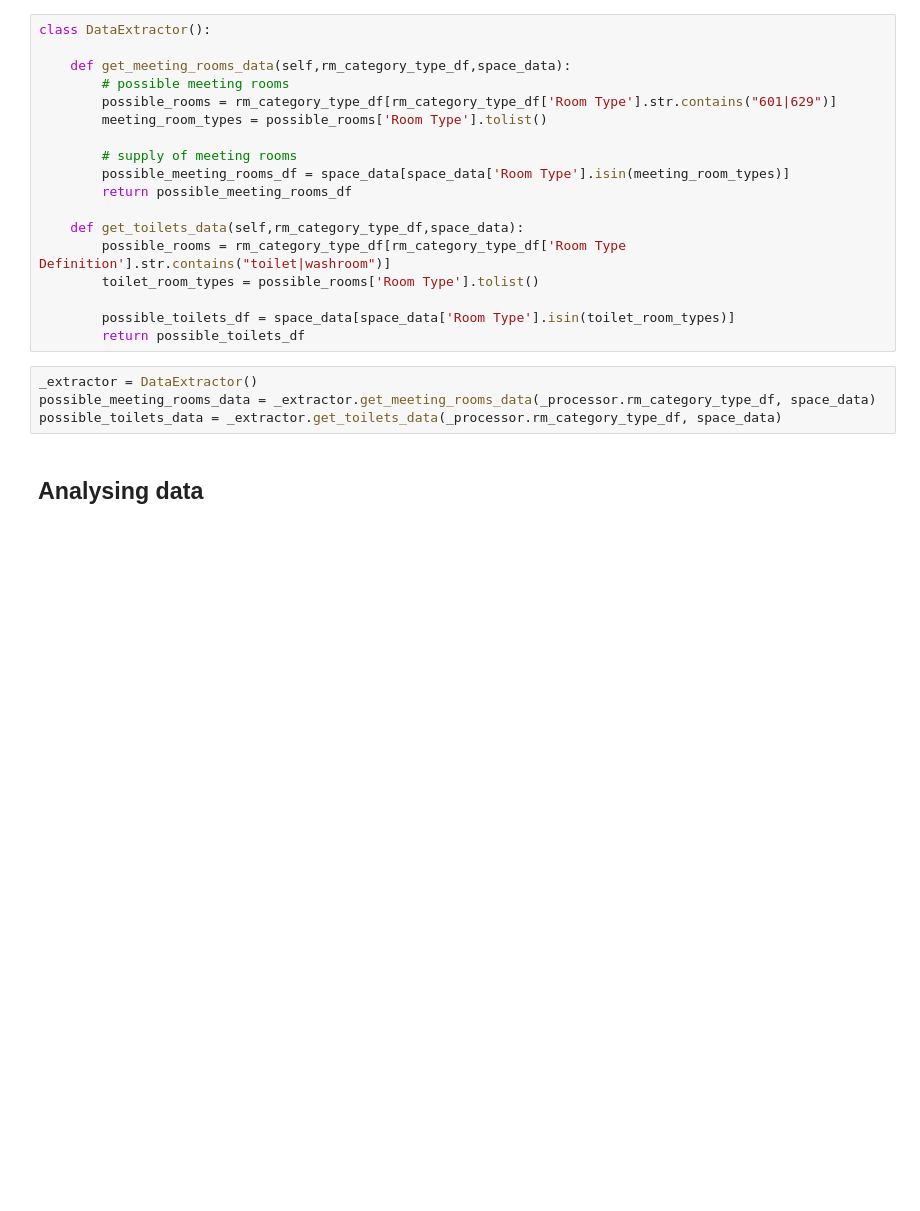
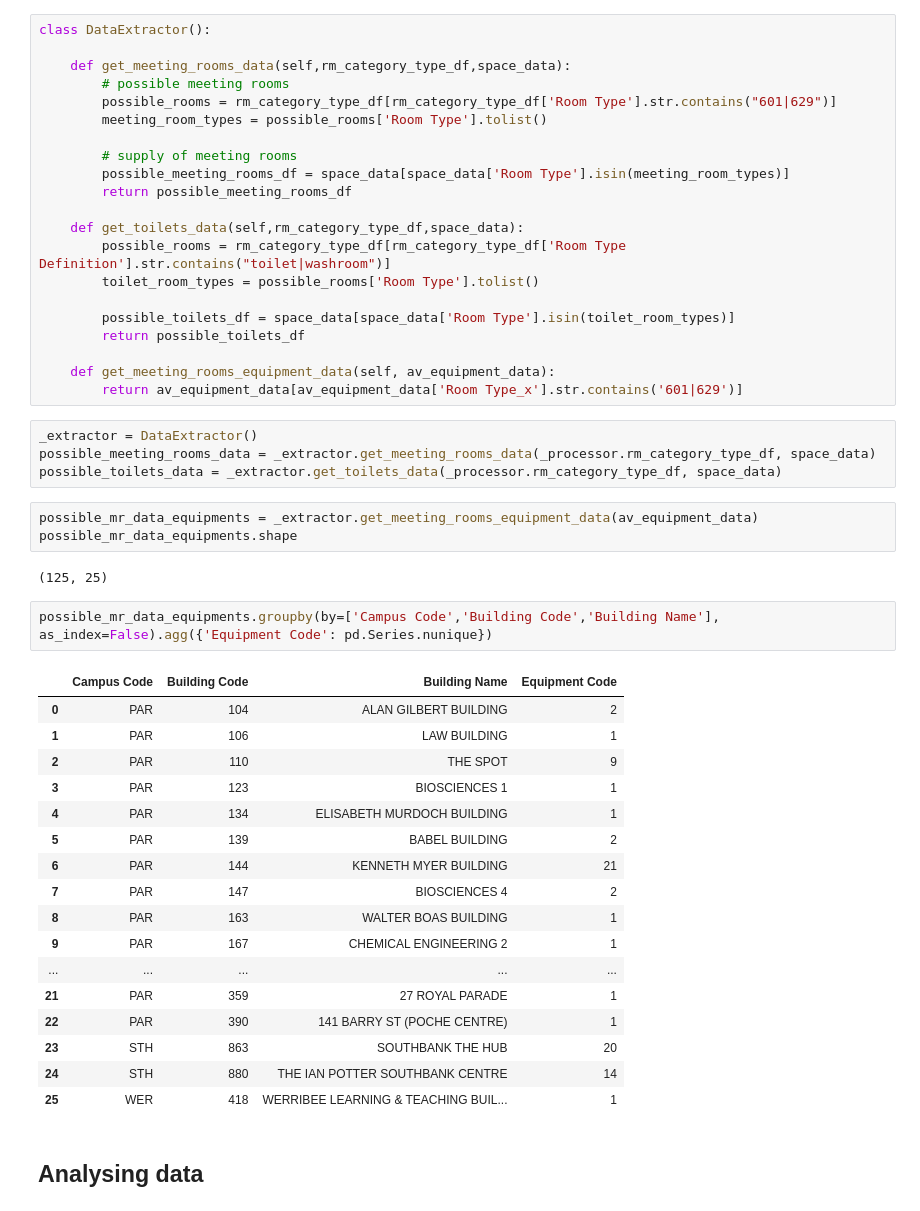
Before and after one commit to abhinavcreed13/project-space-optimisation-group-3, a Jupyter notebook: notebooks/Data Loading + Mutation Helpers.ipynb, the cells around one changed output. Drawn from its saved outputs; the diff is of its cells as text; blank space fills up the shorter version.

```diff
--- a/notebooks/Data Loading + Mutation Helpers.ipynb
+++ b/notebooks/Data Loading + Mutation Helpers.ipynb
@@ -284,10 +288,38 @@ class DataExtractor():
 
         possible_toilets_df = space_data[space_data['Room Type'].isin(toilet_room_types)]
         return possible_toilets_df
+
+    def get_meeting_rooms_equipment_data(self, av_equipment_data):
+        return av_equipment_data[av_equipment_data['Room Type_x'].str.contains('601|629')]
 # %%
 _extractor = DataExtractor()
 possible_meeting_rooms_data = _extractor.get_meeting_rooms_data(_processor.rm_category_type_df, space_data)
 possible_toilets_data = _extractor.get_toilets_data(_processor.rm_category_type_df, space_data)
+# %%
+possible_mr_data_equipments = _extractor.get_meeting_rooms_equipment_data(av_equipment_data)
+possible_mr_data_equipments.shape
+# %% [output]
+(125, 25)
+# %%
+possible_mr_data_equipments.groupby(by=['Campus Code','Building Code','Building Name'], as_index=False).agg({'Equipment Code': pd.Series.nunique})
+# %% [output]
+|  | Campus Code | Building Code | Building Name | Equipment Code |
+| 0 | PAR | 104 | ALAN GILBERT BUILDING | 2 |
+| 1 | PAR | 106 | LAW BUILDING | 1 |
+| 2 | PAR | 110 | THE SPOT | 9 |
+| 3 | PAR | 123 | BIOSCIENCES 1 | 1 |
+| 4 | PAR | 134 | ELISABETH MURDOCH BUILDING | 1 |
+| 5 | PAR | 139 | BABEL BUILDING | 2 |
+| 6 | PAR | 144 | KENNETH MYER BUILDING | 21 |
+| 7 | PAR | 147 | BIOSCIENCES 4 | 2 |
+| 8 | PAR | 163 | WALTER BOAS BUILDING | 1 |
+| 9 | PAR | 167 | CHEMICAL ENGINEERING 2 | 1 |
+| ... | ... | ... | ... | ... |
+| 21 | PAR | 359 | 27 ROYAL PARADE | 1 |
+| 22 | PAR | 390 | 141 BARRY ST (POCHE CENTRE) | 1 |
+| 23 | STH | 863 | SOUTHBANK THE HUB | 20 |
+| 24 | STH | 880 | THE IAN POTTER SOUTHBANK CENTRE | 14 |
+| 25 | WER | 418 | WERRIBEE LEARNING & TEACHING BUIL... | 1 |
 # %% [markdown]
 ## Analysing data
 # %%
```
Also changed, not shown: parts of 1 cell of this notebook, 11 other files.
